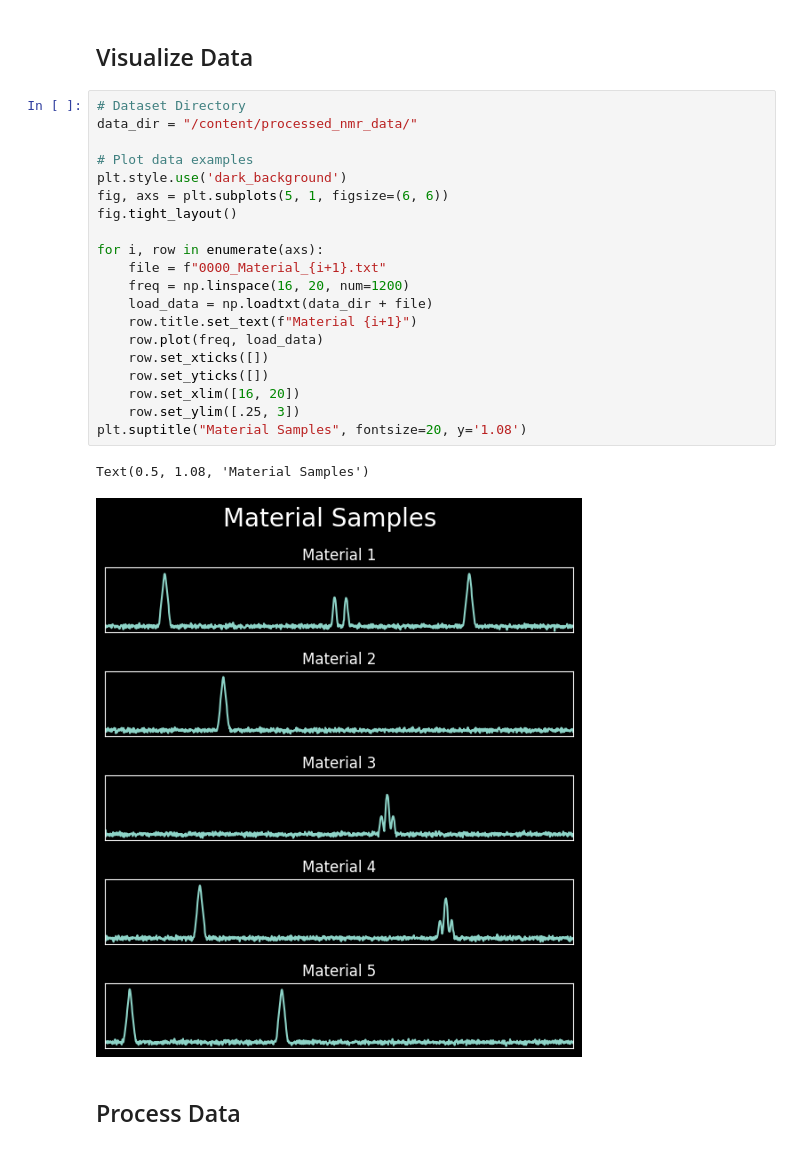
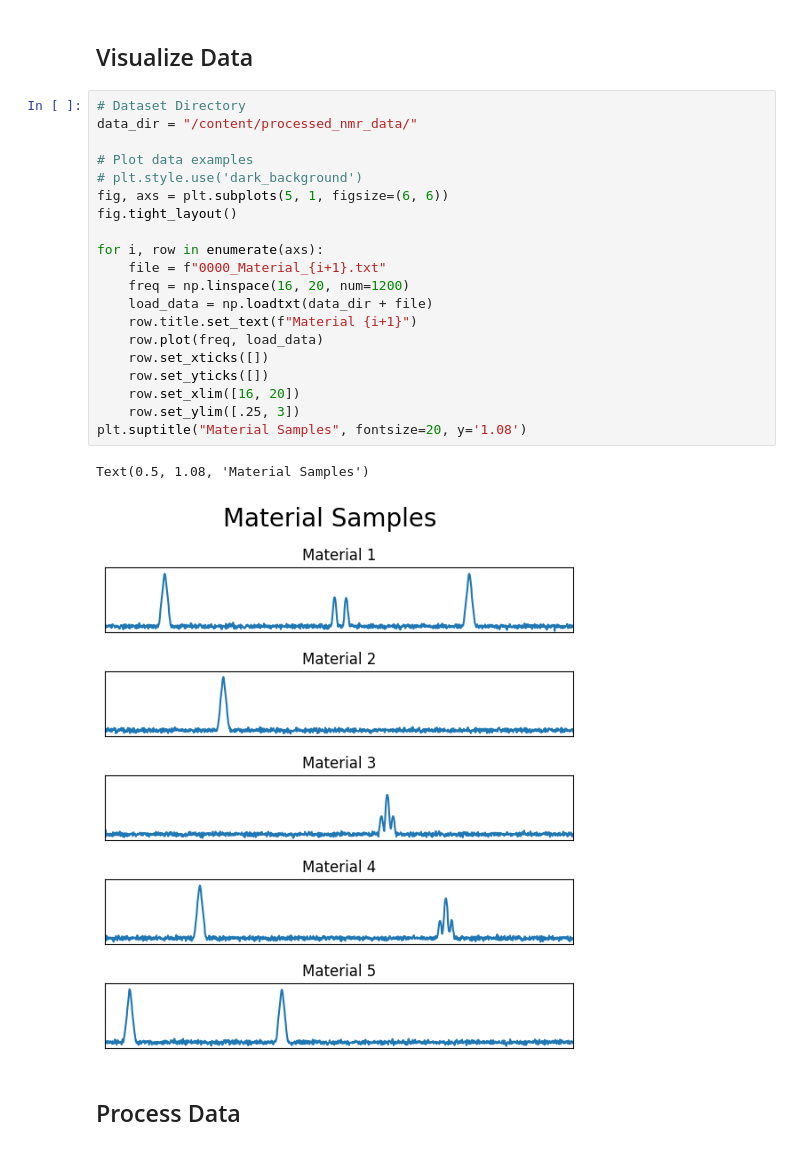
Before and after one commit to cgrundman/nuclear-magnetic-resonance, a Jupyter notebook: pattern_recognizer.ipynb, the cells around one changed output. Drawn from its saved outputs; the diff is of its cells as text.

```diff
--- a/pattern_recognizer.ipynb
+++ b/pattern_recognizer.ipynb
@@ -35,26 +35,26 @@ Downloading simulated-nmr-data.zip to /content
 # %%
 # Dataset Directory
 data_dir = "/content/processed_nmr_data/"
 
 # Plot data examples
-plt.style.use('dark_background')
+# plt.style.use('dark_background')
 fig, axs = plt.subplots(5, 1, figsize=(6, 6))
 fig.tight_layout()
 
 for i, row in enumerate(axs):
     file = f"0000_Material_{i+1}.txt"
     freq = np.linspace(16, 20, num=1200)
     load_data = np.loadtxt(data_dir + file)
     row.title.set_text(f"Material {i+1}")
     row.plot(freq, load_data)
     row.set_xticks([])
     row.set_yticks([])
     row.set_xlim([16, 20])
     row.set_ylim([.25, 3])
 plt.suptitle("Material Samples", fontsize=20, y='1.08')
 # %% [output]
 Text(0.5, 1.08, 'Material Samples')
-[figure, old version]
+[figure, new version]
 # %% [markdown]
 ## Process Data
 # %%
```
Also changed, not shown: parts of 23 cells of this notebook.
